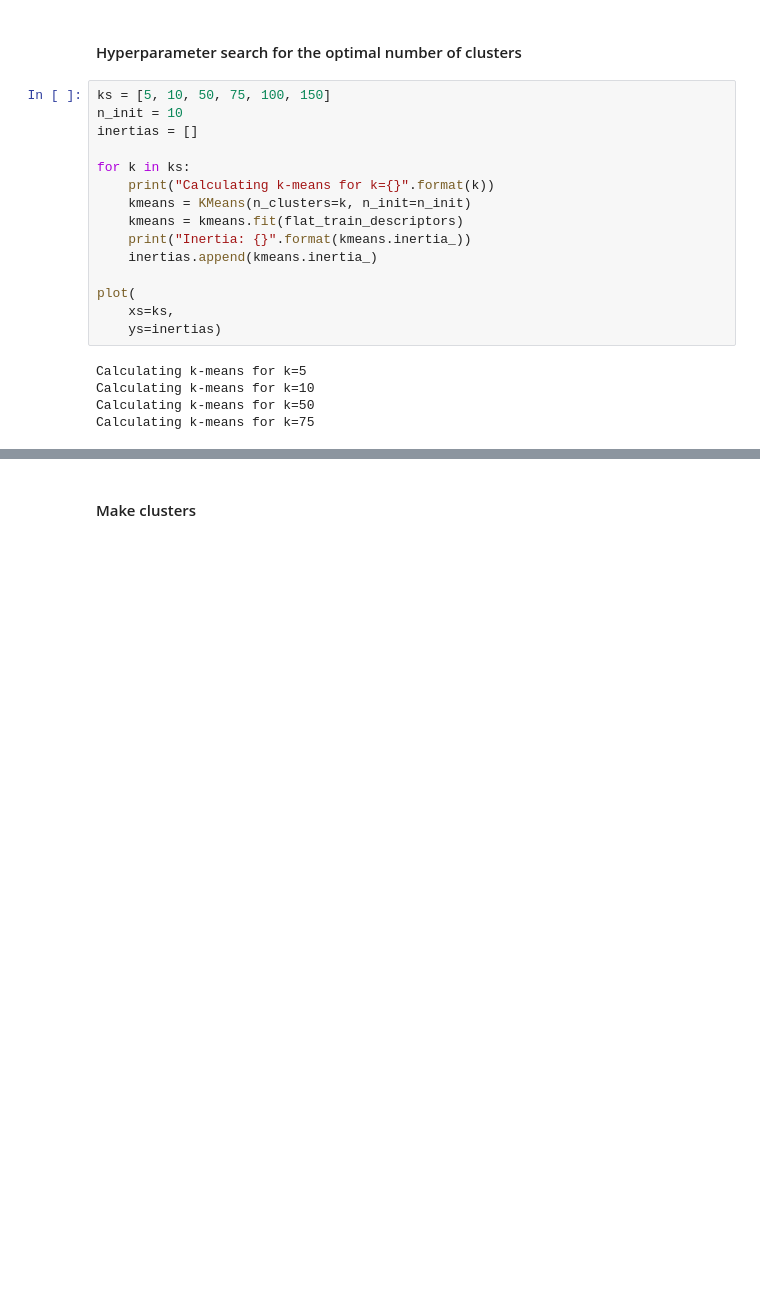
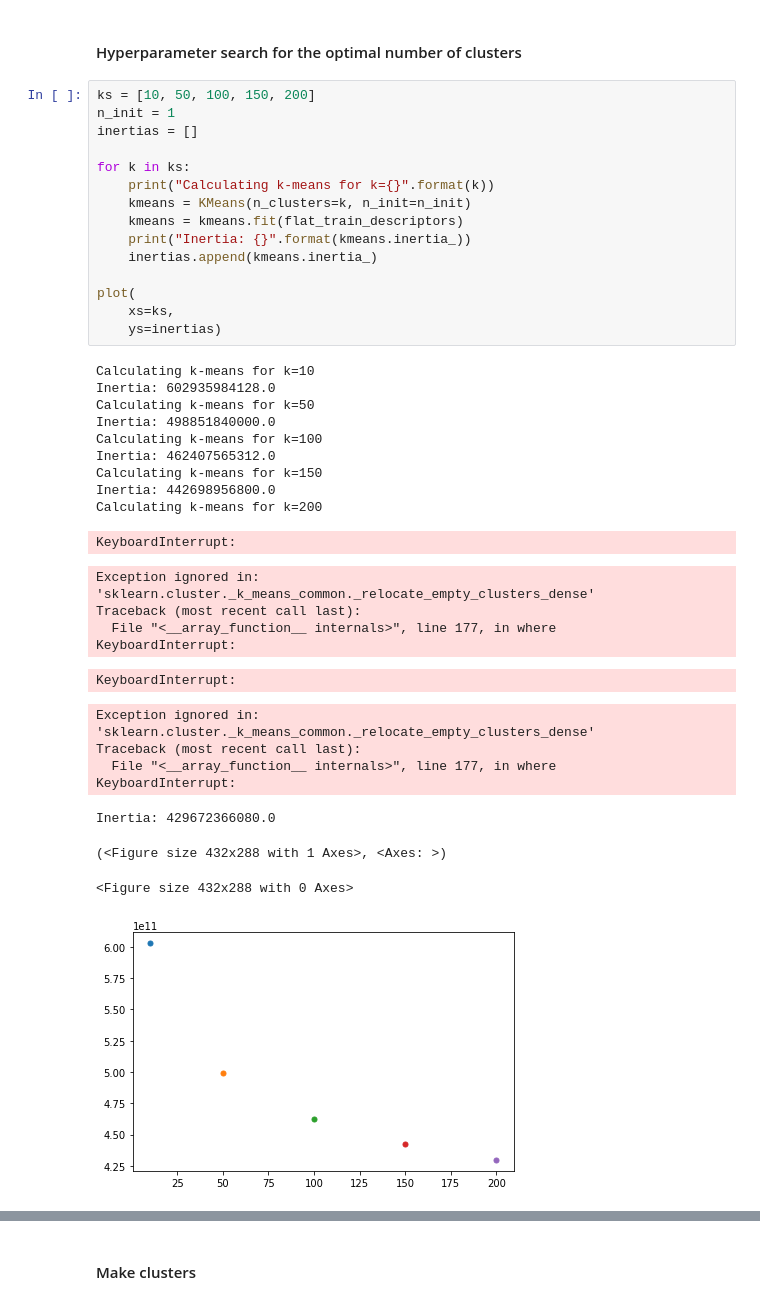
Before and after one commit to allisonchen23/explain-alignment, a Jupyter notebook: ade20k_sift.ipynb, the cells around one changed output, grey strips where cells are left out. Cells and saved outputs as stored; diff of their text form; blank space fills up the shorter version.

```diff
--- a/cifar10.ipynb
+++ b/ade20k_sift.ipynb
@@ -272,25 +281,44 @@ print(flat_train_descriptors.shape)
 # %% [markdown]
 #### Hyperparameter search for the optimal number of clusters
 # %%
-ks = [5, 10, 50, 75, 100, 150]
-n_init = 10
+ks = [10, 50, 100, 150, 200]
+n_init = 1
 inertias = []
 
 for k in ks:
     print("Calculating k-means for k={}".format(k))
     kmeans = KMeans(n_clusters=k, n_init=n_init)
     kmeans = kmeans.fit(flat_train_descriptors)
     print("Inertia: {}".format(kmeans.inertia_))
     inertias.append(kmeans.inertia_)
 
 plot(
     xs=ks,
     ys=inertias)
 # %% [output]
-Calculating k-means for k=5
 Calculating k-means for k=10
+Inertia: 602935984128.0
 Calculating k-means for k=50
-Calculating k-means for k=75
+Inertia: 498851840000.0
+Calculating k-means for k=100
+Inertia: 462407565312.0
+Calculating k-means for k=150
+Inertia: 442698956800.0
+Calculating k-means for k=200
+KeyboardInterrupt:
+Exception ignored in: 'sklearn.cluster._k_means_common._relocate_empty_clusters_dense'
+Traceback (most recent call last):
+  File "<__array_function__ internals>", line 177, in where
+KeyboardInterrupt:
+KeyboardInterrupt:
+Exception ignored in: 'sklearn.cluster._k_means_common._relocate_empty_clusters_dense'
+Traceback (most recent call last):
+  File "<__array_function__ internals>", line 177, in where
+KeyboardInterrupt:
+Inertia: 429672366080.0
+(<Figure size 432x288 with 1 Axes>, <Axes: >)
+<Figure size 432x288 with 0 Axes>
+[figure, added]
 # %%
 print(ks, inertias)
 plot(
```
Also changed, not shown: parts of 12 cells of this notebook, 10 other files.
